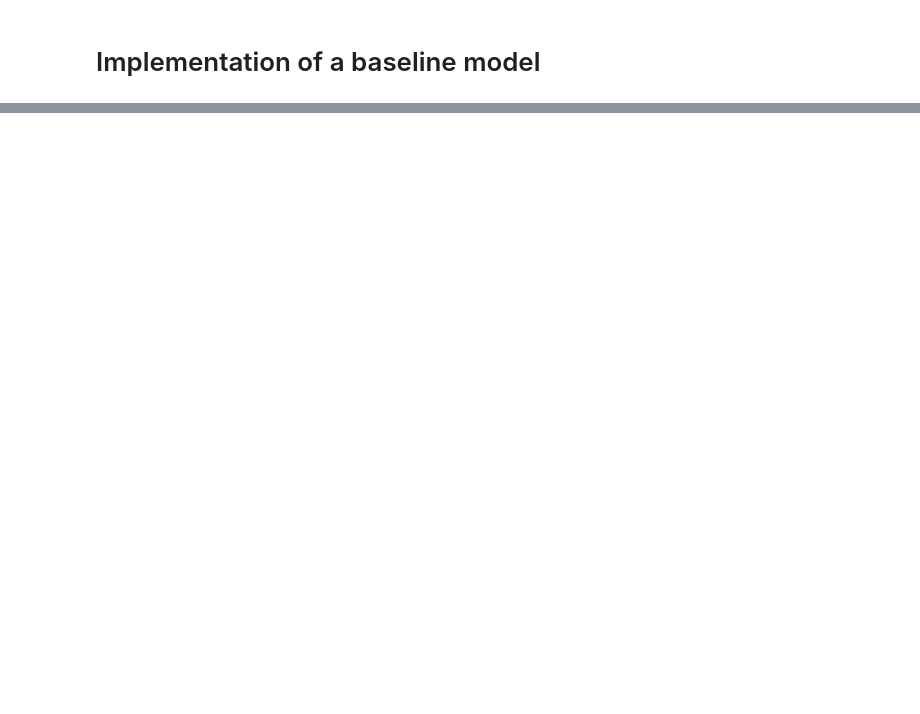
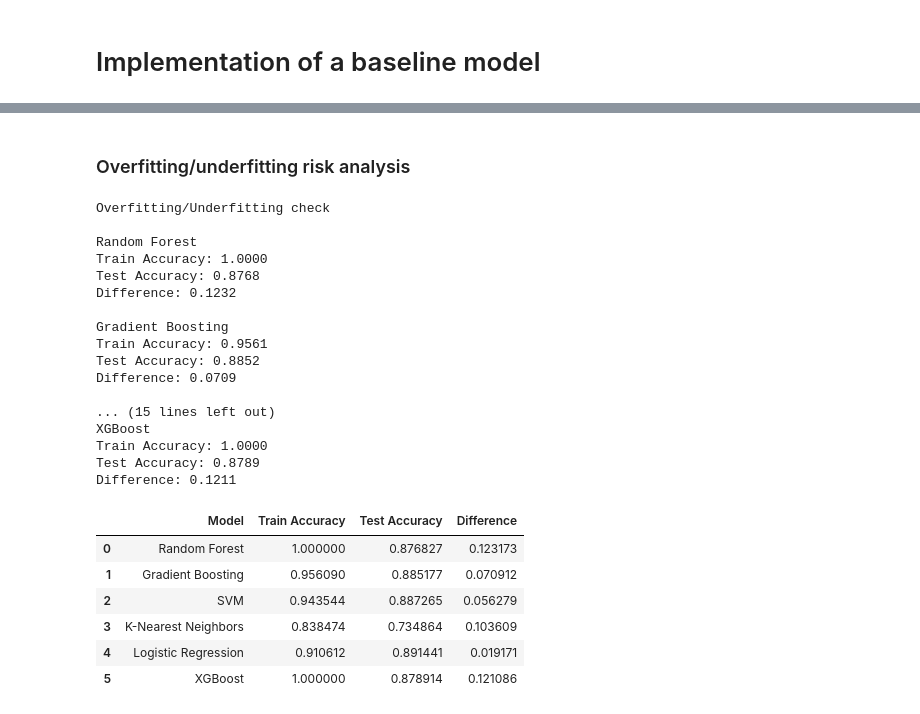
Before and after one commit to lilian95520/ML-Predicting-high-school-student-performance, a Jupyter notebook: Projet_ML_version2.ipynb, the cells around one changed output, grey strips where cells are left out. Drawn from its saved outputs; the diff is of its cells as text; code cells hidden in the pictures; blank space fills up the shorter version.

```diff
--- a/Projet_ML_version2.ipynb
+++ b/Projet_ML_version2.ipynb
@@ -733,0 +860,54 @@ Report :
+# %% [markdown]
+### Overfitting/underfitting risk analysis
+# %%
+overfit_results=[]
+
+print("Overfitting/Underfitting check")
+
+for name,model in models.items():
+    #Train prediction
+    train_pred=model.predict(X_train_scaled) #model predicts based on the data it was trained on
+    train_acc=accuracy_score(y_train,train_pred)
+
+    #Test prediction
+    test_pred=model.predict(X_test_scaled) #model predicts on new data that it has never seen before
+    test_acc=accuracy_score(y_test,test_pred)
+
+    #Difference
+    diff=train_acc-test_acc
+
+    overfit_results.append([name, train_acc,test_acc,diff])
+
+    print(f"\n{name}")
+    print(f"Train Accuracy: {train_acc:.4f}")
+    print(f"Test Accuracy: {test_acc:.4f}")
+    print(f"Difference: {diff:.4f}")
+
+df_overfit = pd.DataFrame(overfit_results,
+                          columns=["Model", "Train Accuracy", "Test Accuracy", "Difference"])
+display(df_overfit)
+# %% [output]
+Overfitting/Underfitting check
+
+Random Forest
+Train Accuracy: 1.0000
+Test Accuracy: 0.8768
+Difference: 0.1232
+
+Gradient Boosting
+Train Accuracy: 0.9561
+Test Accuracy: 0.8852
+Difference: 0.0709
+
+... (15 lines left out)
+XGBoost
+Train Accuracy: 1.0000
+Test Accuracy: 0.8789
+Difference: 0.1211
+|  | Model | Train Accuracy | Test Accuracy | Difference |
+| 0 | Random Forest | 1.000000 | 0.876827 | 0.123173 |
+| 1 | Gradient Boosting | 0.956090 | 0.885177 | 0.070912 |
+| 2 | SVM | 0.943544 | 0.887265 | 0.056279 |
+| 3 | K-Nearest Neighbors | 0.838474 | 0.734864 | 0.103609 |
+| 4 | Logistic Regression | 0.910612 | 0.891441 | 0.019171 |
+| 5 | XGBoost | 1.000000 | 0.878914 | 0.121086 |
```
Also changed, not shown: parts of 39 cells of this notebook.
